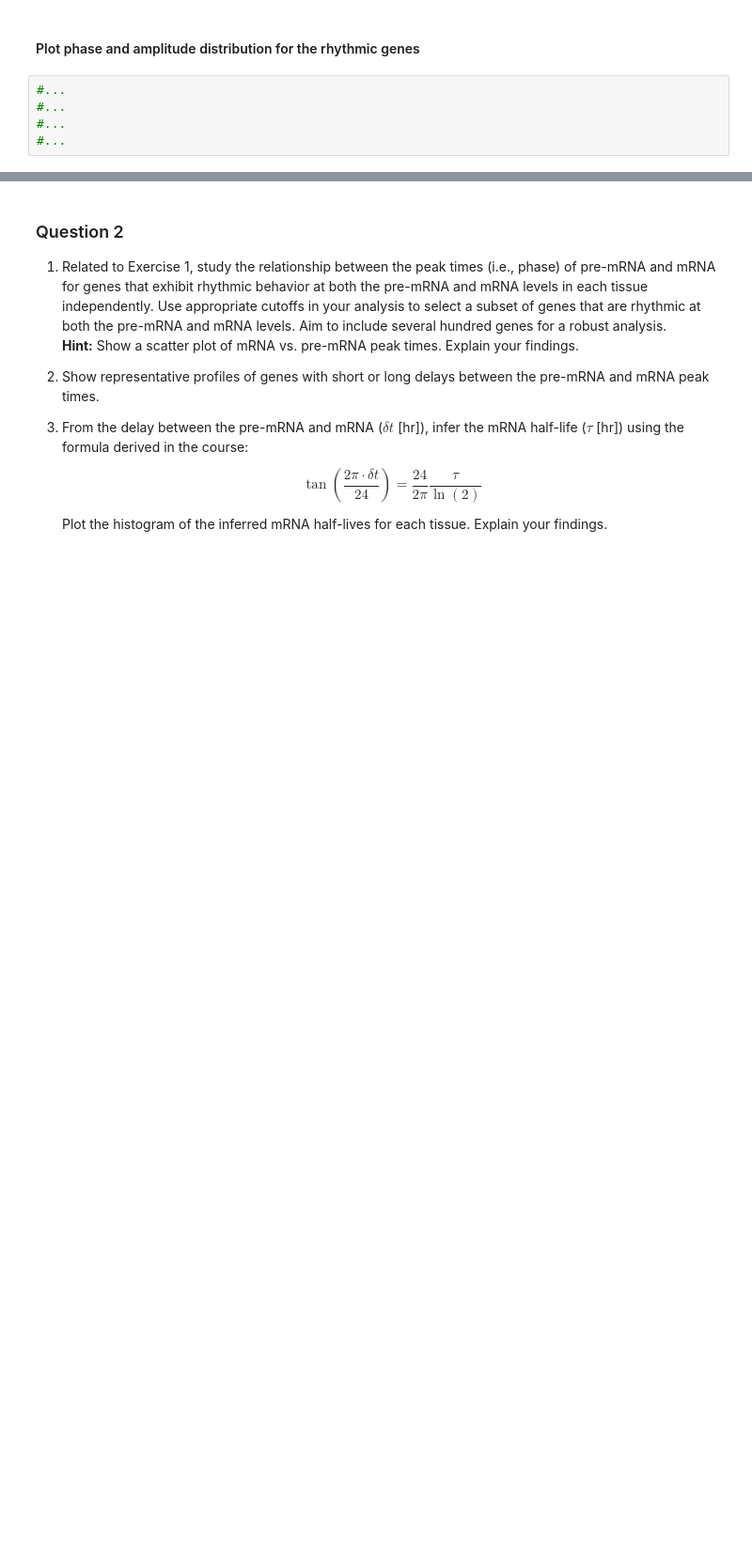
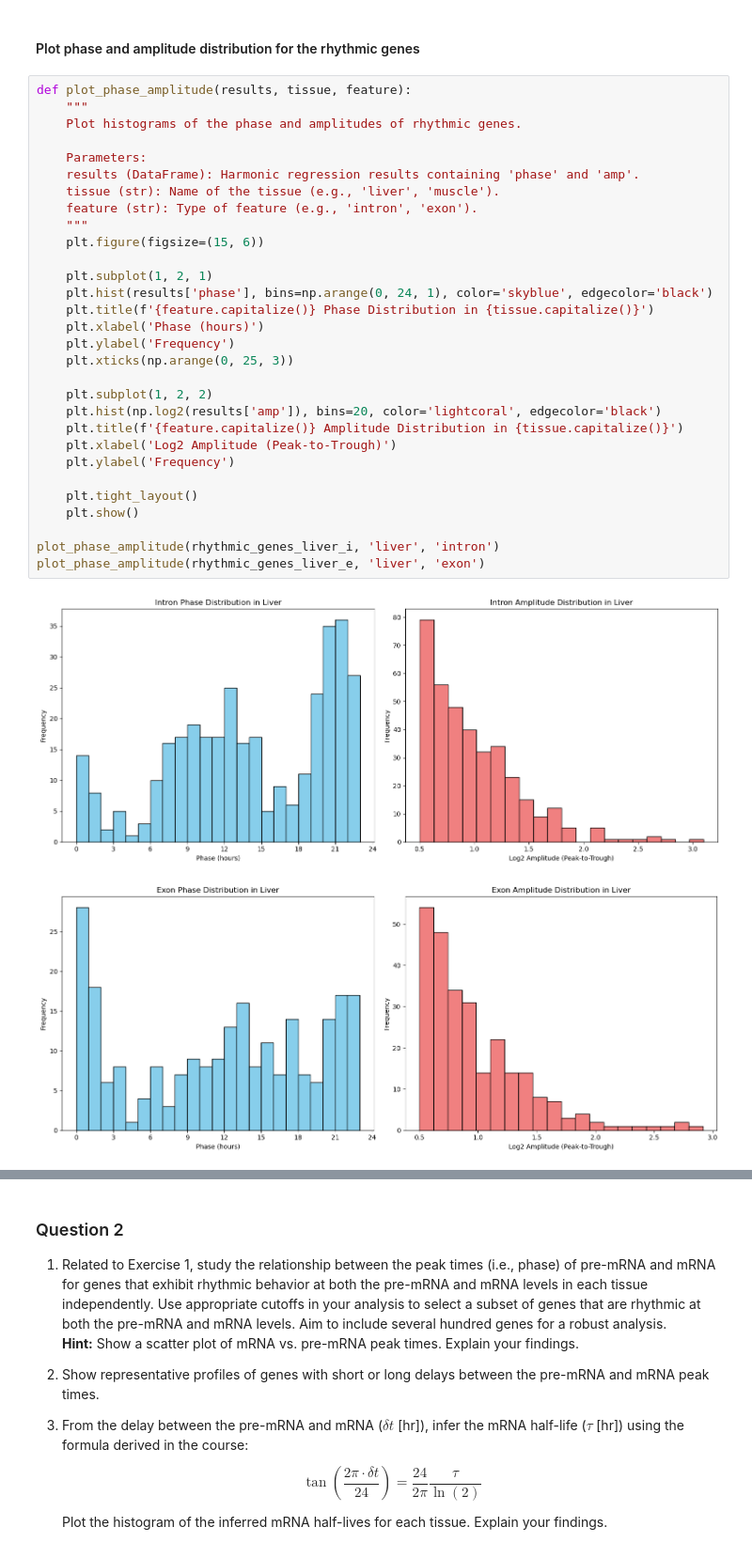
Before and after one commit to PierreLts/Genomics-to-Function, a Jupyter notebook: Exercise_Week11_12_B_Exercises.ipynb, the cells around one changed output, grey strips where cells are left out. Shown at 94% size. Cells and saved outputs as stored; diff of their text form; blank space fills up the shorter version.

```diff
--- a/Exercise_Week11_12_B_Exercises.ipynb
+++ b/Exercise_Week11_12_B_Exercises.ipynb
@@ -471,7 +566,35 @@ results_exon_muscle = fit_harmo(dat_exon_muscle, time, T)
 # %% [markdown]
 #### Plot phase and amplitude distribution for the rhythmic genes
 # %%
-#...
-#...
-#...
-#...
+def plot_phase_amplitude(results, tissue, feature):
+    """
+    Plot histograms of the phase and amplitudes of rhythmic genes.
+
+    Parameters:
+    results (DataFrame): Harmonic regression results containing 'phase' and 'amp'.
+    tissue (str): Name of the tissue (e.g., 'liver', 'muscle').
+    feature (str): Type of feature (e.g., 'intron', 'exon').
+    """
+    plt.figure(figsize=(15, 6))
+
+    plt.subplot(1, 2, 1)
+    plt.hist(results['phase'], bins=np.arange(0, 24, 1), color='skyblue', edgecolor='black')
+    plt.title(f'{feature.capitalize()} Phase Distribution in {tissue.capitalize()}')
+    plt.xlabel('Phase (hours)')
+    plt.ylabel('Frequency')
+    plt.xticks(np.arange(0, 25, 3))
+
+    plt.subplot(1, 2, 2)
+    plt.hist(np.log2(results['amp']), bins=20, color='lightcoral', edgecolor='black')
+    plt.title(f'{feature.capitalize()} Amplitude Distribution in {tissue.capitalize()}')
+    plt.xlabel('Log2 Amplitude (Peak-to-Trough)')
+    plt.ylabel('Frequency')
+
+    plt.tight_layout()
+    plt.show()
+
+plot_phase_amplitude(rhythmic_genes_liver_i, 'liver', 'intron')
+plot_phase_amplitude(rhythmic_genes_liver_e, 'liver', 'exon')
+# %% [output]
+[figure, added]
+[figure, added]
```
Also changed, not shown: parts of 17 cells of this notebook.
